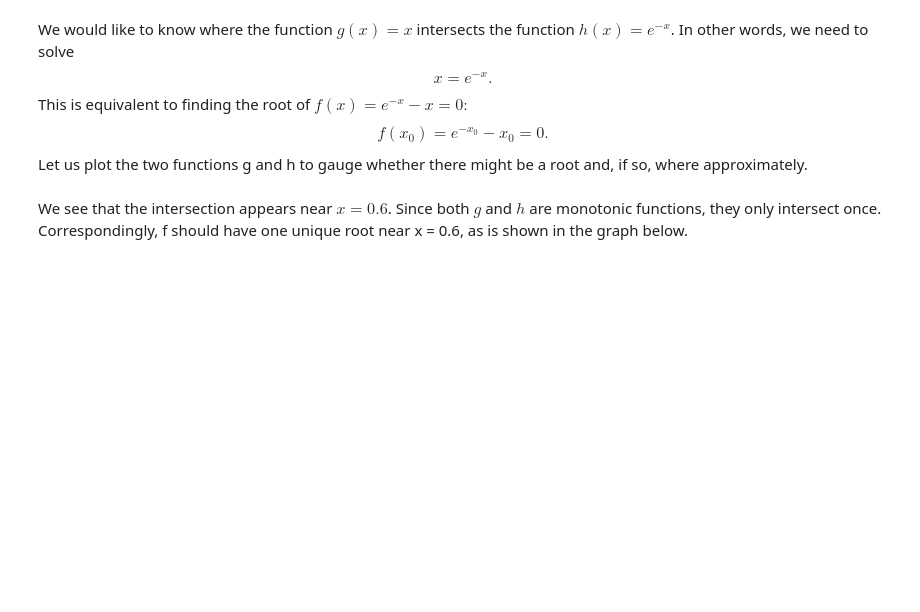
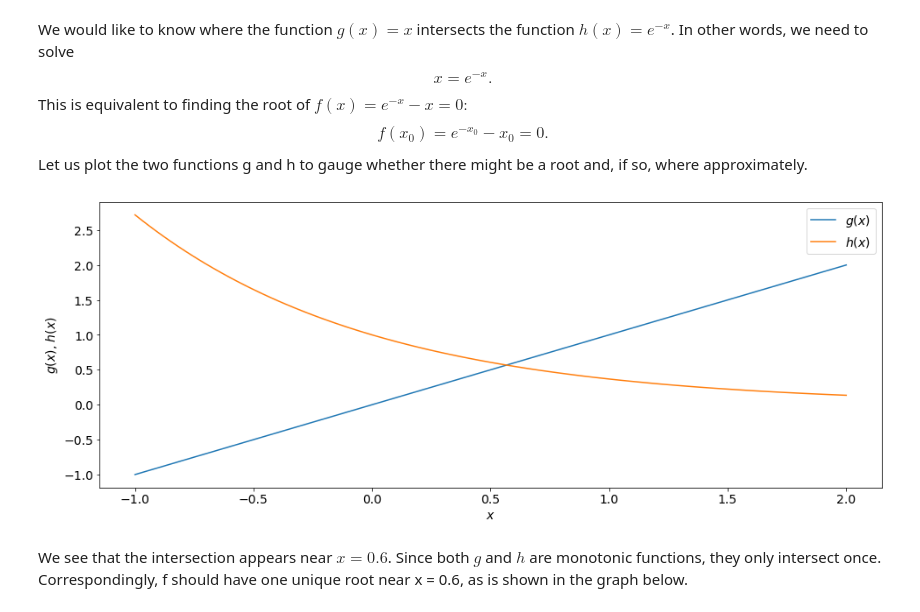
Before and after one commit to MarioBolanos/Busqueda-de-Raices, a Jupyter notebook: Root_finding.ipynb, the cells around one changed output. Saved outputs shown, nothing was run; the diff lists cells and outputs as text; code cells hidden in the pictures; blank space fills up the shorter version.

```diff
--- a/Root_finding.ipynb
+++ b/Root_finding.ipynb
@@ -18,5 +18,27 @@ $$x = e^{-x}.$$
 This is equivalent to finding the root of $f(x) = e^{-x} − x = 0:$
 $$f(x_0)=e^{−x_0} −x_0 =0.$$
 Let us plot the two functions g and h to gauge whether there might be a root and, if so, where approximately.
+# %%
+%matplotlib inline
+import numpy as np
+import matplotlib.pyplot as plt
+
+# Set common figure parameters
+newparams = {'figure.figsize': (16, 6), 'axes.grid': True,
+             'lines.linewidth': 1.5, 'lines.markersize': 10,
+             'font.size': 14}
+plt.rcParams.update(newparams)
+# %%
+x = np.linspace(-1, 2, 100)
+g = x
+h = np.exp(-x)
+
+plt.plot(x, g, x, h)
+plt.legend([r'$g(x)$', r'$h(x)$'])
+plt.xlabel(r'$x$')
+plt.ylabel(r'$g(x)$, $h(x)$')
+plt.grid()
+# %% [output]
+[figure, added]
 # %% [markdown]
 We see that the intersection appears near $x = 0.6$. Since both $g$ and $h$ are monotonic functions, they only intersect once. Correspondingly, f should have one unique root near x = 0.6, as is shown in the graph below.
```
Also changed, not shown: parts of 6 cells of this notebook.
